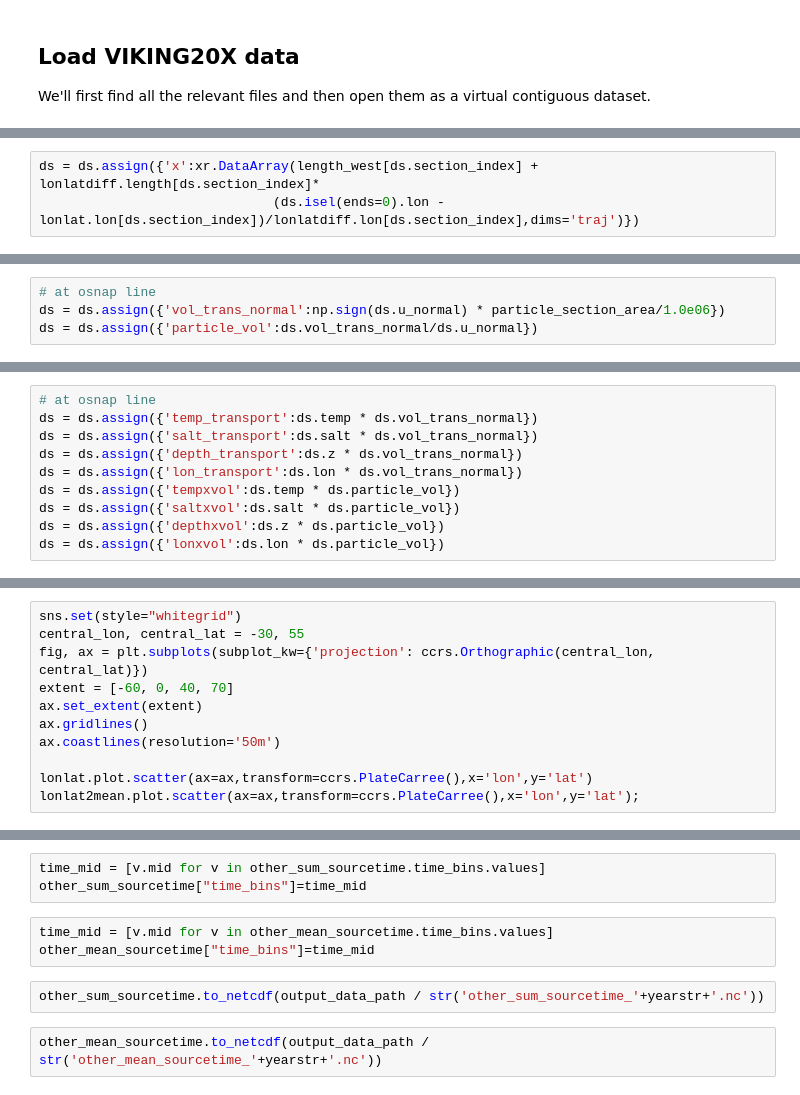
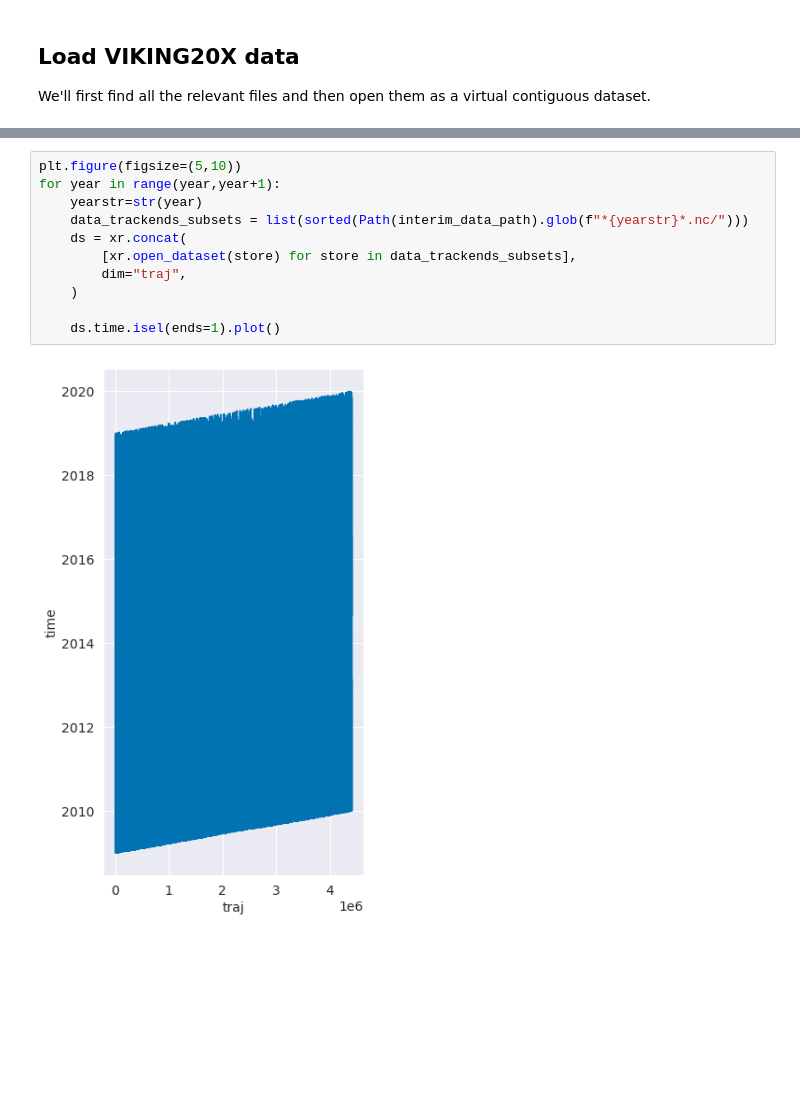
Before and after one commit to alanfox/spg_fresh_blob_202104, a Jupyter notebook: notebooks/exploratory/107_afox_trackendsandpaths_fullstats_forpaper_fix2.ipynb, the cells around one changed output, grey strips where cells are left out. Cells and saved outputs as stored; diff of their text form; blank space fills up the shorter version.

```diff
--- a/notebooks/exploratory/107_afox_trackendsandpaths_fullstats_forpaper_fix2.ipynb
+++ b/notebooks/exploratory/107_afox_trackendsandpaths_fullstats_forpaper_fix2.ipynb
@@ -254,3 +80,0 @@ ds = ds.assign({'u_along':ds.isel(ends=0).vvel_ms * sintheta +
-# %%
-ds = ds.assign({'x':xr.DataArray(length_west[ds.section_index] + lonlatdiff.length[ds.section_index]*
-                              (ds.isel(ends=0).lon - lonlat.lon[ds.section_index])/lonlatdiff.lon[ds.section_index],dims='traj')})
@@ -259,4 +80,0 @@ ds = ds.assign({'x':xr.DataArray(length_west[ds.section_index] + lonlatdiff.leng
-# %%
-# at osnap line
-ds = ds.assign({'vol_trans_normal':np.sign(ds.u_normal) * particle_section_area/1.0e06})
-ds = ds.assign({'particle_vol':ds.vol_trans_normal/ds.u_normal})
@@ -265,10 +80,0 @@ ds = ds.assign({'particle_vol':ds.vol_trans_normal/ds.u_normal})
-# %%
-# at osnap line
-ds = ds.assign({'temp_transport':ds.temp * ds.vol_trans_normal})
-ds = ds.assign({'salt_transport':ds.salt * ds.vol_trans_normal})
-ds = ds.assign({'depth_transport':ds.z * ds.vol_trans_normal})
-ds = ds.assign({'lon_transport':ds.lon * ds.vol_trans_normal})
-ds = ds.assign({'tempxvol':ds.temp * ds.particle_vol})
-ds = ds.assign({'saltxvol':ds.salt * ds.particle_vol})
-ds = ds.assign({'depthxvol':ds.z * ds.particle_vol})
-ds = ds.assign({'lonxvol':ds.lon * ds.particle_vol})
@@ -297,11 +80,0 @@ Data variables: (12/33)
-# %%
-sns.set(style="whitegrid")
-central_lon, central_lat = -30, 55
-fig, ax = plt.subplots(subplot_kw={'projection': ccrs.Orthographic(central_lon, central_lat)})
-extent = [-60, 0, 40, 70]
-ax.set_extent(extent)
-ax.gridlines()
-ax.coastlines(resolution='50m')
-
-lonlat.plot.scatter(ax=ax,transform=ccrs.PlateCarree(),x='lon',y='lat')
-lonlat2mean.plot.scatter(ax=ax,transform=ccrs.PlateCarree(),x='lon',y='lat');
@@ -331,13 +81,16 @@ other_mean_sourcetime = xr.concat(
-# %%
-time_mid = [v.mid for v in other_sum_sourcetime.time_bins.values]
-other_sum_sourcetime["time_bins"]=time_mid
-# %%
-time_mid = [v.mid for v in other_mean_sourcetime.time_bins.values]
-other_mean_sourcetime["time_bins"]=time_mid
-# %%
-other_sum_sourcetime.to_netcdf(output_data_path / str('other_sum_sourcetime_'+yearstr+'.nc'))
-# %%
-other_mean_sourcetime.to_netcdf(output_data_path / str('other_mean_sourcetime_'+yearstr+'.nc'))
+# %%
+plt.figure(figsize=(5,10))
+for year in range(year,year+1):
+    yearstr=str(year)
+    data_trackends_subsets = list(sorted(Path(interim_data_path).glob(f"*{yearstr}*.nc/")))
+    ds = xr.concat(
+        [xr.open_dataset(store) for store in data_trackends_subsets],
+        dim="traj",
+    )
+
+    ds.time.isel(ends=1).plot()
+# %% [output]
+[figure, added]
 # %%
 conda list
 # %% [output]
```
Also changed, not shown: parts of 36 cells of this notebook, 19 other files.
